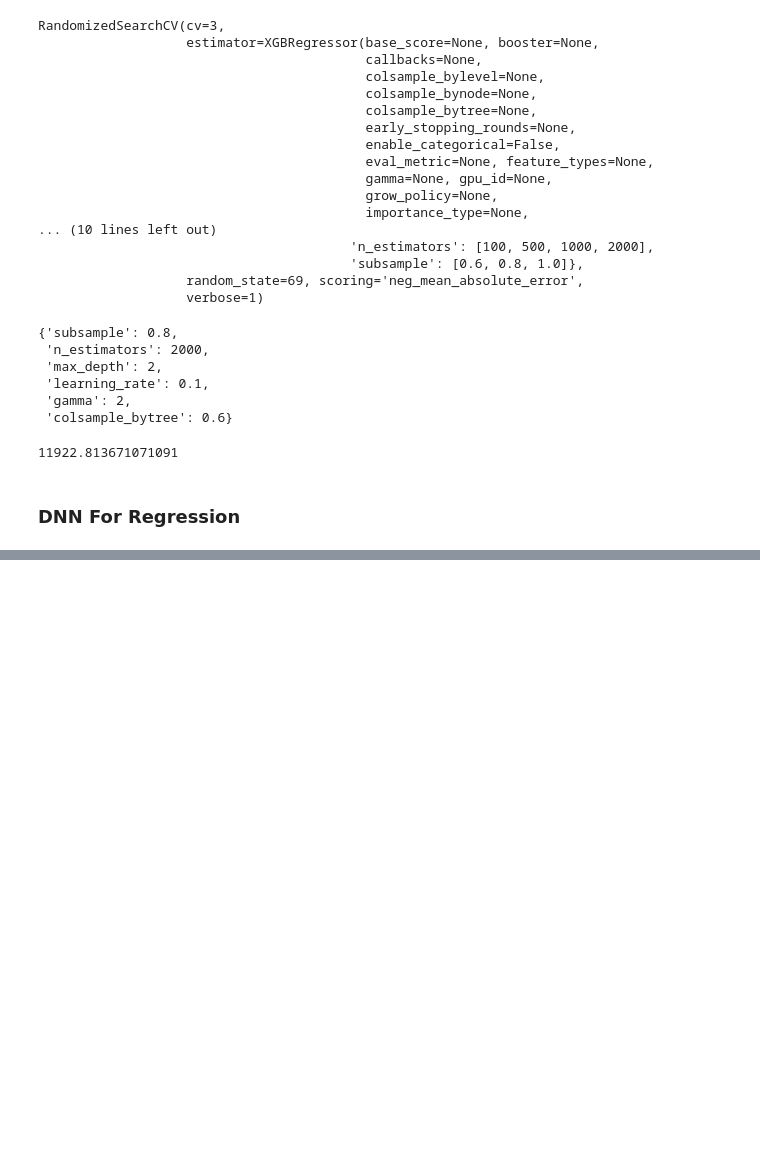
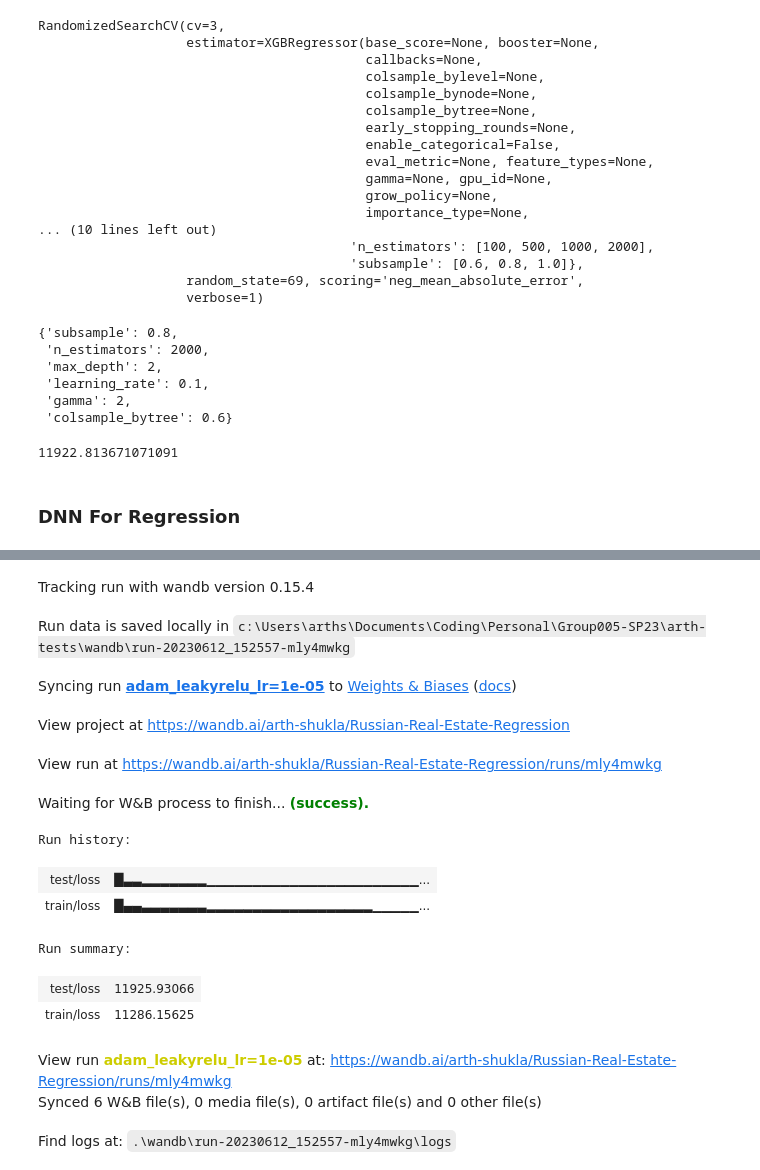
Before and after one commit to COGS118A/Group005-SP23, a Jupyter notebook: arth-tests/rapids.ipynb, the cells around one changed output, grey strips where cells are left out. Drawn from its saved outputs; the diff is of its cells as text; code cells hidden in the pictures; blank space fills up the shorter version.

Commit message:
Progress: train dnn

```diff
--- a/arth-tests/rapids.ipynb
+++ b/arth-tests/rapids.ipynb
@@ -538,11 +543,12 @@ train_dataset = RealEstateDataset(X_train_scaled.to_numpy(), y_train.to_numpy(),
 test_dataset = RealEstateDataset(X_train_scaled.to_numpy(), y_train.to_numpy(), X_test_scaled.to_numpy(), y_test.to_numpy(), train=False)
 # %%
 class RegressionDNN(nn.Module):
-    def __init__(self, input_size, fcs=[24, 12, 6, 1]):
+    def __init__(self, input_size, fcs=[24, 12, 6, 1], dropout=None):
         super(RegressionDNN, self).__init__()
 
         self.input_size = input_size
         self.fcs = fcs
+        self.dropout = dropout
 
         self.model = nn.Sequential(
             *self._make_layers()
@@ -554,15 +560,16 @@ class RegressionDNN(nn.Module):
         layers = [nn.Linear(self.input_size, self.fcs[0])]
 
         for i in range(len(self.fcs) - 1):
-            # layers.append(nn.BatchNorm1d(self.fcs[i]))
-            layers.append(nn.ReLU())
+            layers.append(nn.LeakyReLU())
+            if self.dropout is not None:
+                layers.append(nn.Dropout(self.dropout))
             layers.append(nn.Linear(self.fcs[i], self.fcs[i+1]))
 
         return layers
 
     def init_weights(self, m):
         if isinstance(m, nn.Linear):
-            torch.nn.init.xavier_uniform_(m.weight)
+            torch.nn.init.kaiming_uniform_(m.weight, mode='fan_in', nonlinearity='relu')
             m.bias.data.fill_(0.01)
 
     def forward(self, x):
@@ -600,7 +607,7 @@ def load(model, optimizer, load_path='model_checkpoint.pt'):
     return model, optimizer
 
 def train(train_dl, test_dl, epochs=EPOCHS, batch_size=BATCH_SIZE, input_size=DATA_DIMS, print_batch_every=None,
-          lr=1e-4, momentum=0.9,
+          lr=1e-4, dropout=None,
           checkpoint_dir='./checkpoints', pretrained_path=None,
           logging = False, log_init = False, project_name='Russian-Real-Estate-Regression', group_name='DNN', run_name=None,
           model_fcs=None):
@@ -614,11 +621,13 @@ def train(train_dl, test_dl, epochs=EPOCHS, batch_size=BATCH_SIZE, input_size=DA
             epochs = epochs,
             fcs = str(model_fcs),
             lr = lr,
-            momentum = momentum,
+            dropout=dropout,
+            ReLU='leaky',
+            opt='Adam'
         ))
 
-    model = RegressionDNN(input_size, fcs=model_fcs).to(device)
-    optimizer = torch.optim.SGD(model.parameters(), lr=lr, momentum=momentum)
+    model = RegressionDNN(input_size, fcs=model_fcs, dropout=dropout).to(device)
+    optimizer = torch.optim.Adam(model.parameters(), lr=lr)
 
     if pretrained_path is not None:
         model, optimizer = load(model, optimizer, load_path=pretrained_path)
@@ -644,7 +653,7 @@ def train(train_dl, test_dl, epochs=EPOCHS, batch_size=BATCH_SIZE, input_size=DA
 
             pred = model(X)
 
-            loss = F.l1_loss(pred, y, reduction='sum')
+            loss = F.l1_loss(pred, y * 1e-3, reduction='sum')
             train_loss += loss
 
             loss.backward()
@@ -673,7 +682,7 @@ def train(train_dl, test_dl, epochs=EPOCHS, batch_size=BATCH_SIZE, input_size=DA
 
                 pred = model(X)
 
-                loss = F.l1_loss(pred, y, reduction='sum')
+                loss = F.l1_loss(pred, y * 1e-3, reduction='sum')
                 test_loss += loss
 
                 if print_batch_every is not None and ((batch-1) % print_batch_every == 0):
@@ -690,7 +699,7 @@ def train(train_dl, test_dl, epochs=EPOCHS, batch_size=BATCH_SIZE, input_size=DA
         test_losses.append(test_loss)
 
         if logging:
-            wandb.log({ 'train/loss': train_loss, 'test/loss': test_loss })
+            wandb.log({ 'train/loss': train_loss * 1e3, 'test/loss': test_loss * 1e3 })
 
     if logging:
         wandb.finish()
@@ -702,6 +717,22 @@ wandb.finish()
 # %%
 lr = 1e-5
-trained_model, train_losses, test_losses = train(train_dl, test_dl,
-                                        logging=True, log_init=True, group_name='DNN-Training', run_name=f'lr_{lr}',
-                                        print_batch_every=None, checkpoint_dir=f'./checkpoints/train_lr_{lr}',
-                                        model_fcs=[128, 256, 256, 256, 1], lr=1e-5, momentum=0.9, epochs=10000)
+trained_model, train_losses, test_losses = train(train_dl, test_dl, logging=True, log_init=True,
+                                project_name='Russian-Real-Estate-Regression', group_name='DNN-Training', run_name=f'adam_leakyrelu_lr={lr}',
+                                print_batch_every=None, checkpoint_dir=f'./checkpoints/train_adam_leakyrelu_lr={lr}',
+                                model_fcs=[128, 256, 256, 256, 1], lr=lr, dropout=None, epochs=500)
+# %% [output]
+Tracking run with wandb version 0.15.4
+Run data is saved locally in c:\Users\arths\Documents\Coding\Personal\Group005-SP23\arth-tests\wandb\run-20230612_152557-mly4mwkg
+Syncing run adam_leakyrelu_lr=1e-05 to Weights & Biases (docs)
+View project at https://wandb.ai/arth-shukla/Russian-Real-Estate-Regression
+View run at https://wandb.ai/arth-shukla/Russian-Real-Estate-Regression/runs/mly4mwkg
+Waiting for W&B process to finish... (success).
+Run history:
+| test/loss | █▃▃▂▂▂▂▂▂▂▁▁▁▁▁▁▁▁▁▁▁▁▁▁▁▁▁▁▁▁▁▁▁... |
+| train/loss | █▄▄▃▃▃▃▃▃▃▂▂▂▂▂▂▂▂▂▂▂▂▂▂▂▂▂▂▁▁▁▁▁... |
+Run summary:
+| test/loss | 11925.93066 |
+| train/loss | 11286.15625 |
+View run adam_leakyrelu_lr=1e-05 at: https://wandb.ai/arth-shukla/Russian-Real-Estate-Regression/runs/mly4mwkg
+Synced 6 W&B file(s), 0 media file(s), 0 artifact file(s) and 0 other file(s)
+Find logs at: .\wandb\run-20230612_152557-mly4mwkg\logs
```
Also changed, not shown: parts of 12 cells of this notebook.
